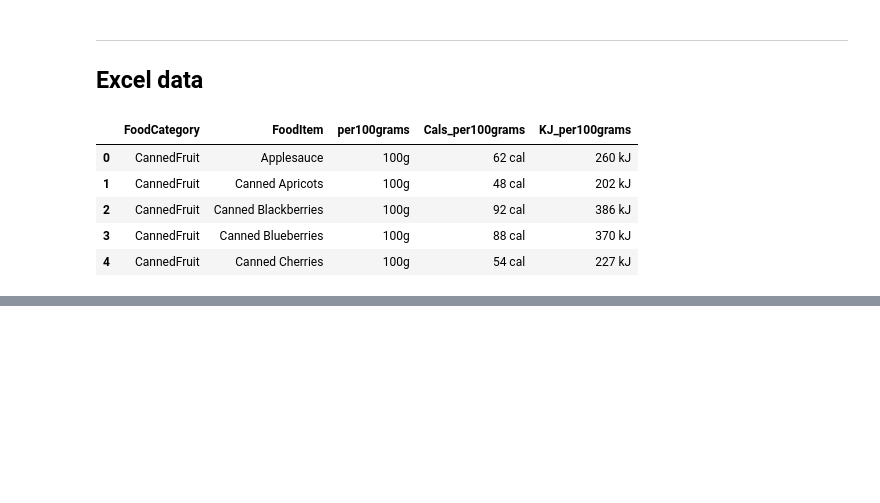
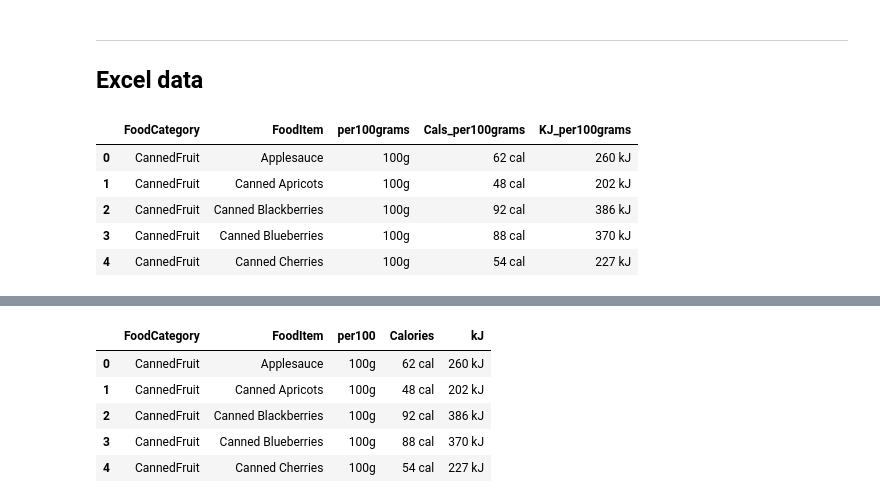
Before and after one commit to SCGlass/Data-Processing-Sam-Glass, a Jupyter notebook: Code-Alongs/L0_pandas_basics.ipynb, the cells around one changed output, grey strips where cells are left out. Saved outputs shown, nothing was run; the diff lists cells and outputs as text; code cells hidden in the pictures; blank space fills up the shorter version.

```diff
--- a/Code-Alongs/L0_pandas_basics.ipynb
+++ b/Code-Alongs/L0_pandas_basics.ipynb
@@ -232,0 +288,15 @@ df.head()
+# %%
+# renaming columns
+df= df.rename(
+    dict(Cals_per100grams = "Calories", KJ_per100grams = "kJ", per100grams = "per100"),
+axis ="columns",
+)
+
+df.head()
+# %% [output]
+|  | FoodCategory | FoodItem | per100 | Calories | kJ |
+| 0 | CannedFruit | Applesauce | 100g | 62 cal | 260 kJ |
+| 1 | CannedFruit | Canned Apricots | 100g | 48 cal | 202 kJ |
+| 2 | CannedFruit | Canned Blackberries | 100g | 92 cal | 386 kJ |
+| 3 | CannedFruit | Canned Blueberries | 100g | 88 cal | 370 kJ |
+| 4 | CannedFruit | Canned Cherries | 100g | 54 cal | 227 kJ |
```
Also changed, not shown: parts of 8 cells of this notebook.
